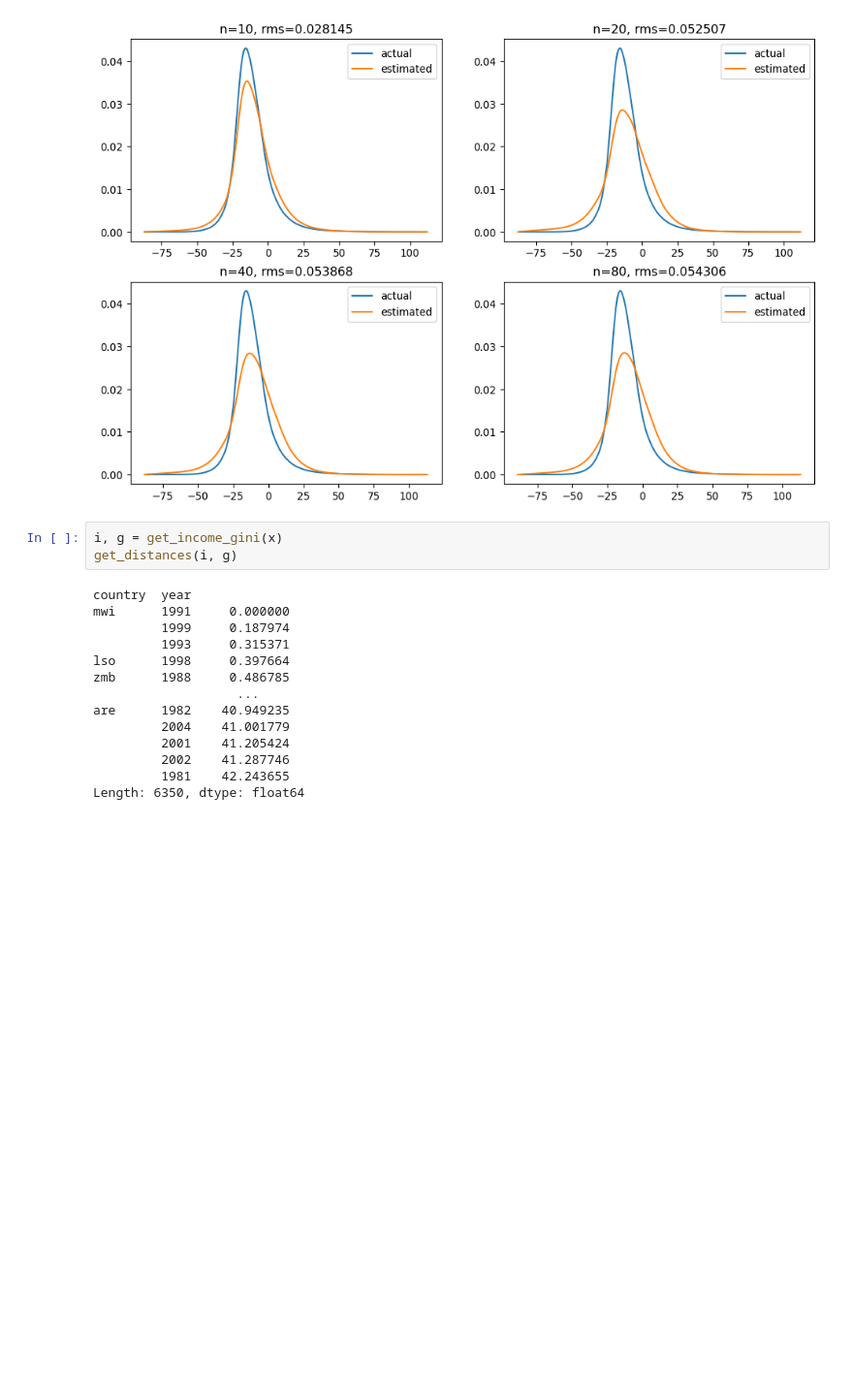
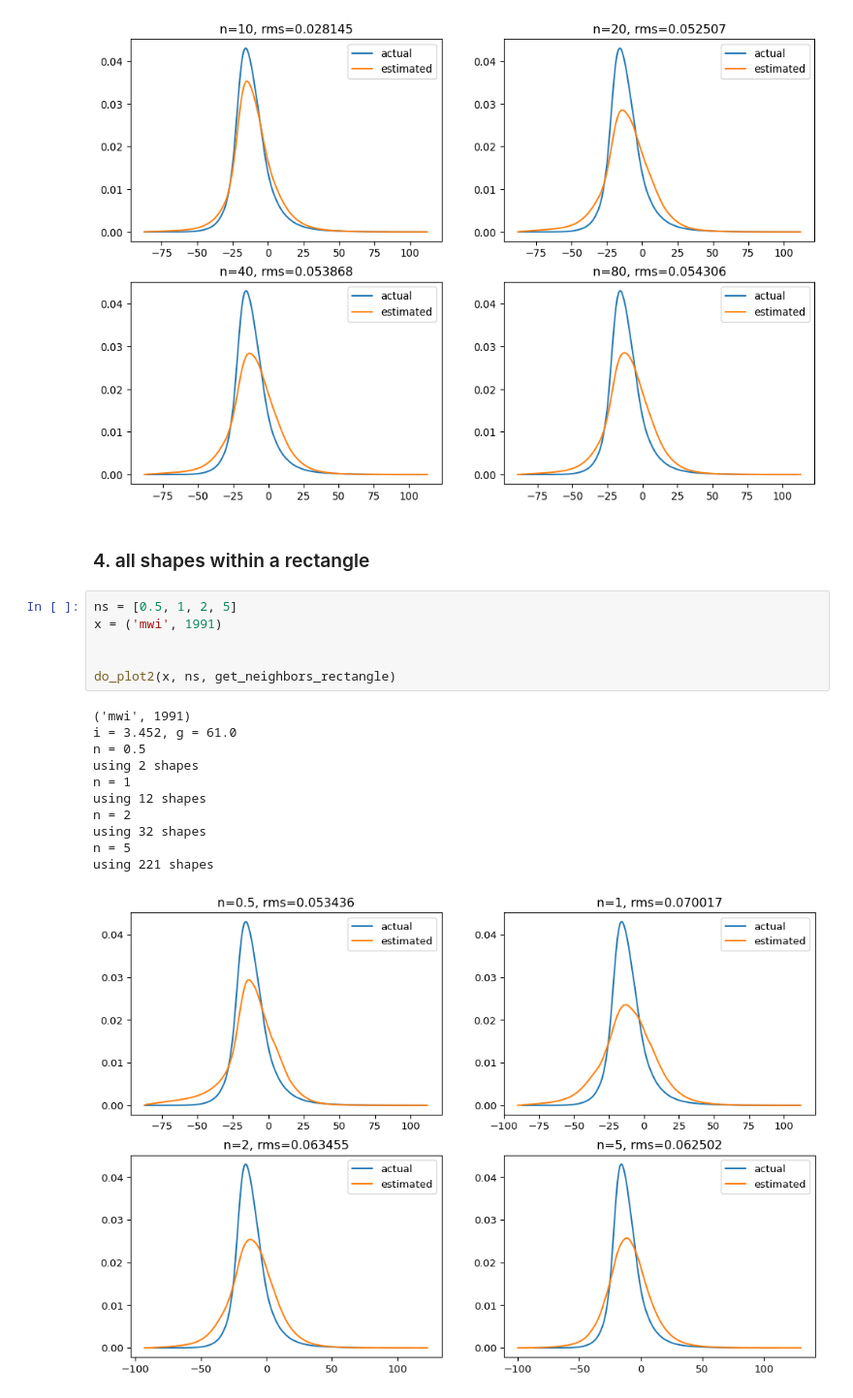
Before and after one commit to open-numbers/ddf--worldbank--povcalnet, a Jupyter notebook: etl/notebooks/compare neighbor selection method.ipynb, the cells around one changed output. Shown at 97% size. Drawn from its saved outputs; the diff is of its cells as text; blank space fills up the shorter version.

```diff
--- a/etl/notebooks/compare neighbor selection method.ipynb
+++ b/etl/notebooks/compare neighbor selection method.ipynb
@@ -484,20 +621,23 @@ n = 80
 can not get enough points, only 58 points selected
 using 58 shapes
 [figure]
+# %% [markdown]
+### 4. all shapes within a rectangle
 # %%
-i, g = get_income_gini(x)
-get_distances(i, g)
+ns = [0.5, 1, 2, 5]
+x = ('mwi', 1991)
+
+
+do_plot2(x, ns, get_neighbors_rectangle)
 # %% [output]
-country  year
-mwi      1991     0.000000
-         1999     0.187974
-         1993     0.315371
-lso      1998     0.397664
-zmb      1988     0.486785
-                   ...
-are      1982    40.949235
-         2004    41.001779
-         2001    41.205424
-         2002    41.287746
-         1981    42.243655
-Length: 6350, dtype: float64
+('mwi', 1991)
+i = 3.452, g = 61.0
+n = 0.5
+using 2 shapes
+n = 1
+using 12 shapes
+n = 2
+using 32 shapes
+n = 5
+using 221 shapes
+[figure, added]
```
Also changed, not shown: parts of 29 cells of this notebook.
